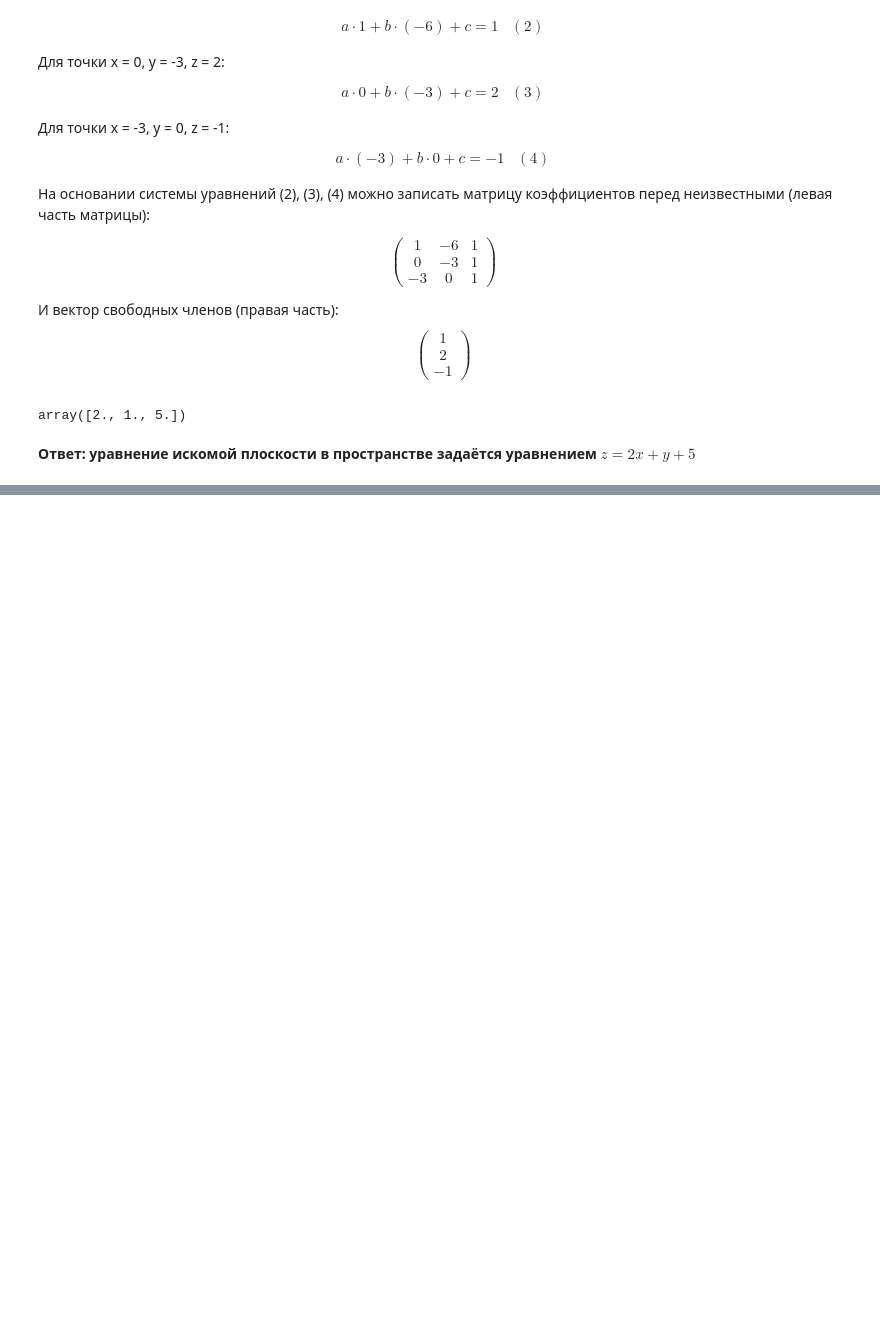
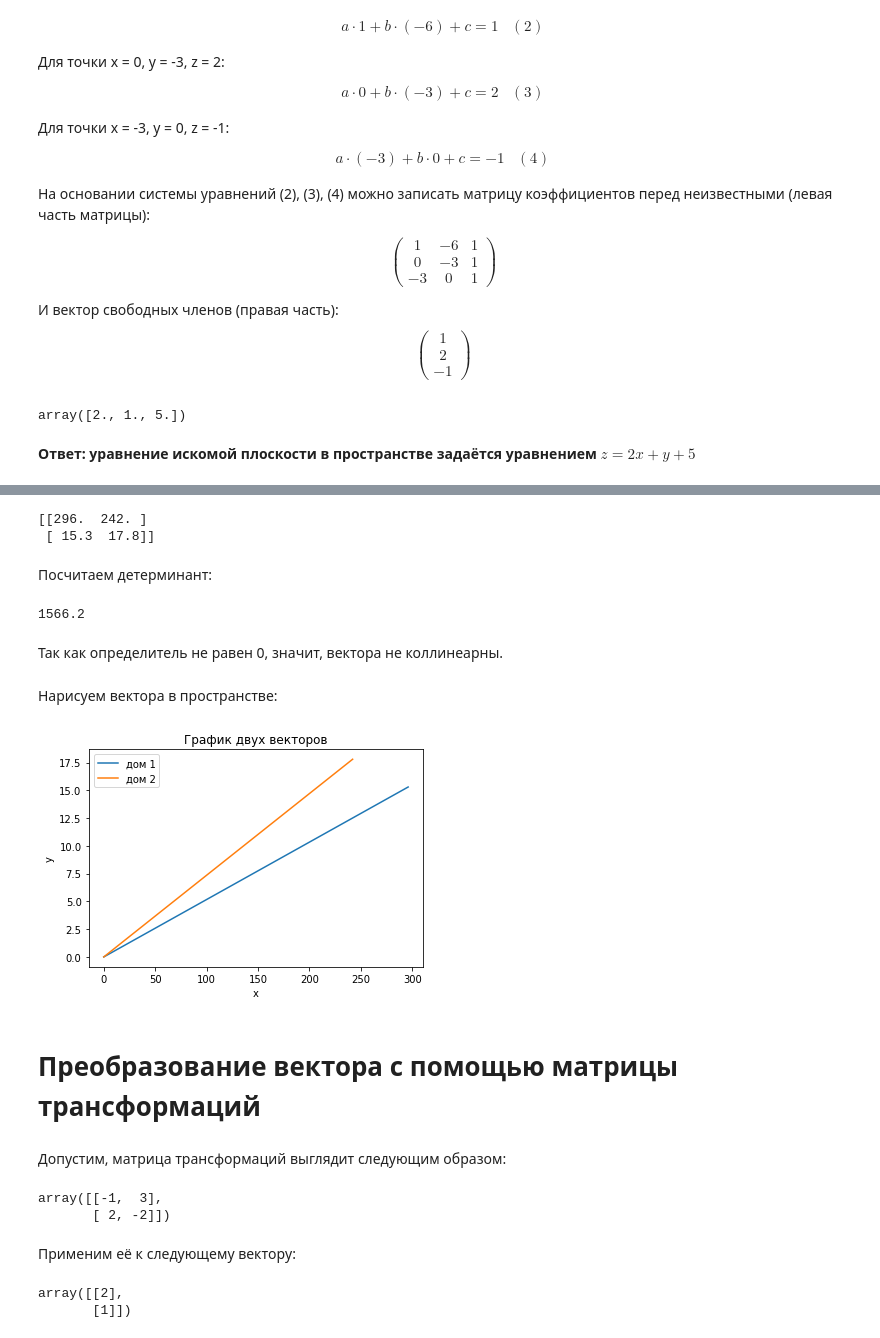
Before and after one commit to vahrumka14/Netology_study, a Jupyter notebook: Mathematics_homework/lecture_3.ipynb, the cells around one changed output, grey strips where cells are left out. Drawn from its saved outputs; the diff is of its cells as text; code cells hidden in the pictures; blank space fills up the shorter version.

```diff
--- a/Mathematics_homework/lecture_3.ipynb
+++ b/Mathematics_homework/lecture_3.ipynb
@@ -224,0 +216,7 @@ plt.show()
+# %%
+from sklearn.datasets import load_boston
+import pandas as pd
+
+boston_dataset = load_boston()
+boston = pd.DataFrame(boston_dataset.data, columns=boston_dataset.feature_names)
+price = boston_dataset.target
@@ -224,0 +234,3 @@ plt.show()
+# %%
+a = np.array(boston.loc[0,['TAX','PTRATIO']])
+b = np.array(boston.loc[1,['TAX','PTRATIO']])
@@ -224,0 +241,3 @@ plt.show()
+# %%
+a = np.transpose([a])
+b = np.transpose([b])
@@ -224,0 +246,46 @@ plt.show()
+# %%
+c = np.hstack((a, b))
+print(c)
+# %% [output]
+[[296.  242. ]
+ [ 15.3  17.8]]
+# %% [markdown]
+Посчитаем детерминант:
+# %%
+print(np.linalg.det(c))
+# %% [output]
+1566.2
+# %% [markdown]
+Так как определитель не равен 0, значит, вектора не коллинеарны.
+# %% [markdown]
+Нарисуем вектора в пространстве:
+# %%
+import matplotlib.pyplot as plt
+
+plt.plot([0,a[0]], [0,a[1]])
+plt.plot([0,b[0]], [0,b[1]])
+plt.title('График двух векторов')
+plt.ylabel('y')
+plt.xlabel('x')
+plt.legend(['дом 1','дом 2'])
+plt.show()
+# %% [output]
+[figure, added]
+# %% [markdown]
+# Преобразование вектора с помощью матрицы трансформаций
+# %% [markdown]
+Допустим, матрица трансформаций выглядит следующим образом:
+# %%
+A = np.array([[-1, 3], [2, -2]])
+A
+# %% [output]
+array([[-1,  3],
+       [ 2, -2]])
+# %% [markdown]
+Применим её к следующему вектору:
+# %%
+v = np.array([[2], [1]])
+v
+# %% [output]
+array([[2],
+       [1]])
```
Also changed, not shown: parts of 62 cells of this notebook, 4 other files.
